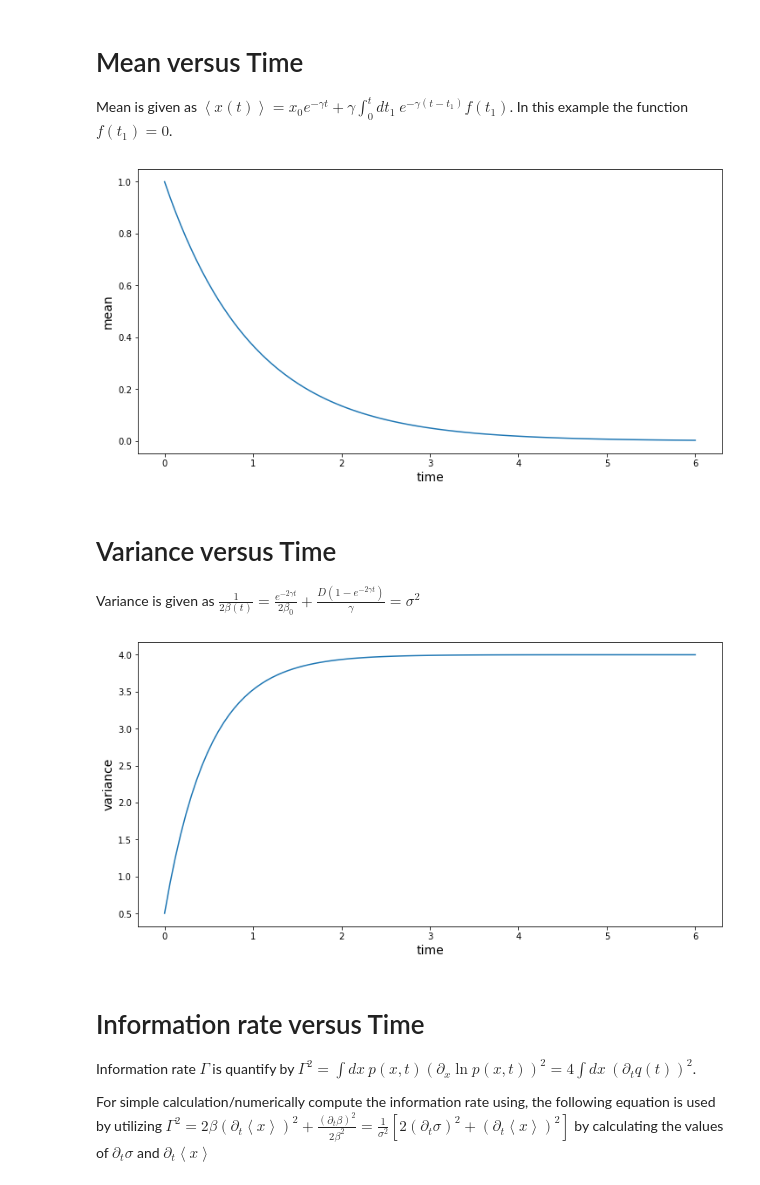
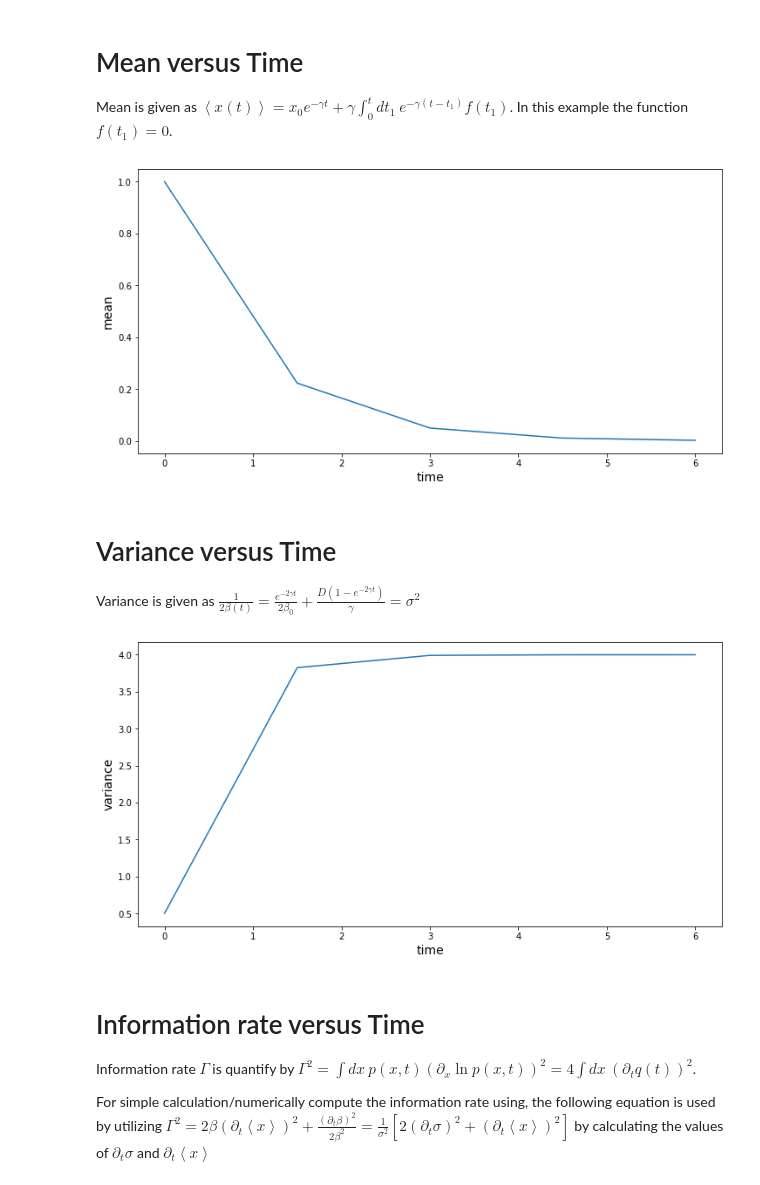
Before and after one commit to sajtarius/mean_variance_information-length_plot, a Jupyter notebook: mean_variance_information-length_plot.ipynb, the cells around one changed output. Cells and saved outputs as stored; diff of their text form; code cells hidden in the pictures.

```diff
--- a/mean_variance_information-length_plot.ipynb
+++ b/mean_variance_information-length_plot.ipynb
@@ -16,32 +16,32 @@ import sdepy
 <p> Mean is given as $\left< x(t) \right> = x_0 e^{-\gamma t} + \gamma \int^{t}_{0} dt_1 \ e^{-\gamma (t-t_1)} f(t_1) $. In this example the function $f(t_1) =0$.</p>
 # %%
 #value for the [time]
-t = np.linspace(0,6,100)
+t = np.linspace(0,6,5)
 
 #define the function for [mean]
 def mean(i,x0,g,f1,t1):
     return x0*np.exp(-g*i)+quad(lambda i: g*f1*np.exp(-g*(t1-i)), 0, i)
 
 #parameter for [mean]
 g=1   #gamma
 f1=0  #f(t_1)
 x0=1  #x_0
 
 #empty set for storing the data point
 m=[]
 
 #[mean] calculation
 for i in t:
     t1=i
     m1 = mean(i,x0,g,f1,t1)
     m.append(m1[0])
 
 plt.plot(t,m)
 plt.xlabel('time', fontsize=14)
 plt.ylabel('mean', fontsize=14)
 plt.show()
 # %% [output]
-[figure, old version]
+[figure, new version]
 # %% [markdown]
 # Variance versus Time
 <p> Variance is given as $\frac{1}{2\beta(t)} = \frac{e^{-2\gamma t}}{2\beta_0} + \frac{D(1-e^{-2\gamma t})}{\gamma} = \sigma^2$ </p>
@@ -67,7 +67,7 @@ plt.xlabel('time', fontsize=14)
 plt.ylabel('variance', fontsize=14)
 plt.show()
 # %% [output]
-[figure, old version]
+[figure, new version]
 # %% [markdown]
 # Information rate versus Time
 <p> Information rate $\Gamma$ is quantify by $\Gamma^2 = \int dx \ p(x,t) (\partial_x \ln{p(x,t)})^2 = 4 \int dx \ (\partial_t q(t))^2$. </p>
```
Also changed, not shown: parts of 7 cells of this notebook.
